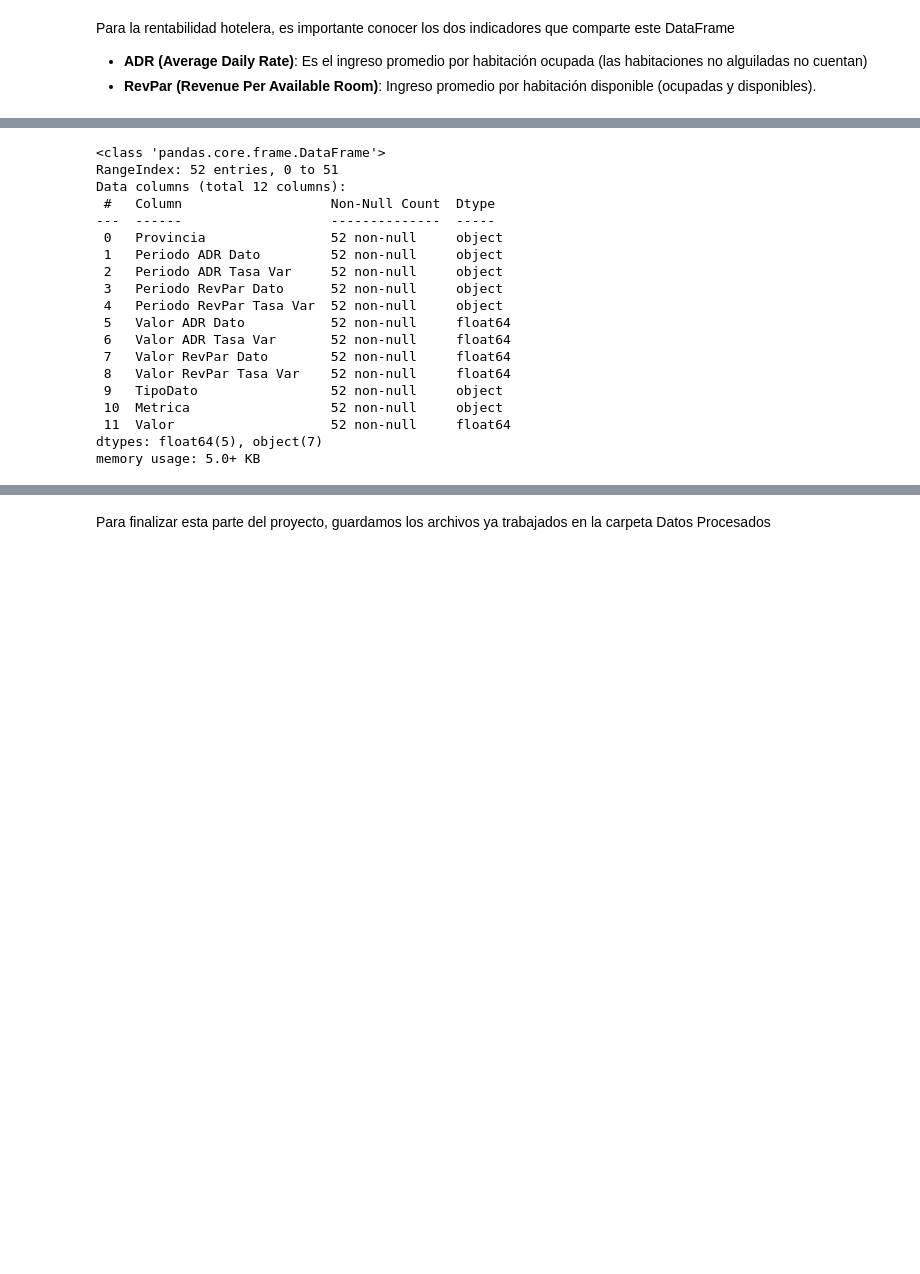
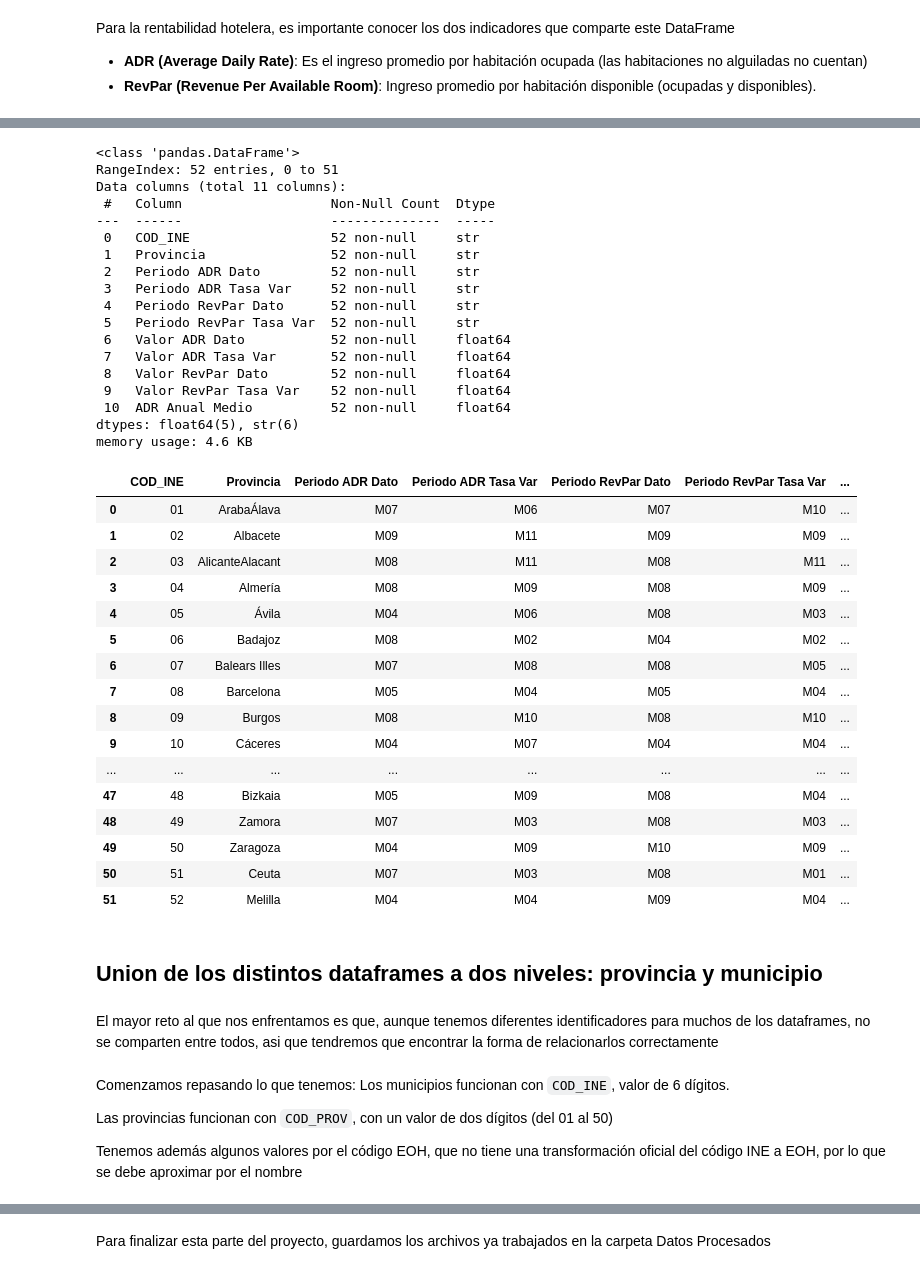
Before and after one commit to manuss05/TUI-AI-DASHBOARD-TFM, a Jupyter notebook: revision_datos.ipynb, the cells around one changed output, grey strips where cells are left out. Drawn from its saved outputs; the diff is of its cells as text; code cells hidden in the pictures; blank space fills up the shorter version.

```diff
--- a/revision_datos.ipynb
+++ b/revision_datos.ipynb
@@ -552,29 +637,57 @@ dtype: int64
 # %%
 # Unimos las dos tablas trabjadas en la celda anterior
 rentabilidad_H = rentabilidad_H.merge(rentAnual, how= 'left', on= 'Provincia', suffixes=('', '_A'))
 
 # Borramos rentAnual para ahorrar memoria
 del rentAnual
 
 #rentabilidad_H = rentabilidad_H.drop(['Periodo RevPar Tasa Var' ], axis= 1 )
 rentabilidad_H.info()
+
+rentabilidad_H
 # %% [output]
-<class 'pandas.core.frame.DataFrame'>
+<class 'pandas.DataFrame'>
 RangeIndex: 52 entries, 0 to 51
-Data columns (total 12 columns):
+Data columns (total 11 columns):
  #   Column                   Non-Null Count  Dtype
 ---  ------                   --------------  -----
- 0   Provincia                52 non-null     object
- 1   Periodo ADR Dato         52 non-null     object
- 2   Periodo ADR Tasa Var     52 non-null     object
- 3   Periodo RevPar Dato      52 non-null     object
- 4   Periodo RevPar Tasa Var  52 non-null     object
- 5   Valor ADR Dato           52 non-null     float64
- 6   Valor ADR Tasa Var       52 non-null     float64
- 7   Valor RevPar Dato        52 non-null     float64
- 8   Valor RevPar Tasa Var    52 non-null     float64
- 9   TipoDato                 52 non-null     object
- 10  Metrica                  52 non-null     object
- 11  Valor                    52 non-null     float64
-dtypes: float64(5), object(7)
-memory usage: 5.0+ KB
+ 0   COD_INE                  52 non-null     str
+ 1   Provincia                52 non-null     str
+ 2   Periodo ADR Dato         52 non-null     str
+ 3   Periodo ADR Tasa Var     52 non-null     str
+ 4   Periodo RevPar Dato      52 non-null     str
+ 5   Periodo RevPar Tasa Var  52 non-null     str
+ 6   Valor ADR Dato           52 non-null     float64
+ 7   Valor ADR Tasa Var       52 non-null     float64
+ 8   Valor RevPar Dato        52 non-null     float64
+ 9   Valor RevPar Tasa Var    52 non-null     float64
+ 10  ADR Anual Medio          52 non-null     float64
+dtypes: float64(5), str(6)
+memory usage: 4.6 KB
+|  | COD_INE | Provincia | Periodo ADR Dato | Periodo ADR Tasa Var | Periodo RevPar Dato | Periodo RevPar Tasa Var | ... |
+| 0 | 01 | ArabaÁlava | M07 | M06 | M07 | M10 | ... |
+| 1 | 02 | Albacete | M09 | M11 | M09 | M09 | ... |
+| 2 | 03 | AlicanteAlacant | M08 | M11 | M08 | M11 | ... |
+| 3 | 04 | Almería | M08 | M09 | M08 | M09 | ... |
+| 4 | 05 | Ávila | M04 | M06 | M08 | M03 | ... |
+| 5 | 06 | Badajoz | M08 | M02 | M04 | M02 | ... |
+| 6 | 07 | Balears Illes | M07 | M08 | M08 | M05 | ... |
+| 7 | 08 | Barcelona | M05 | M04 | M05 | M04 | ... |
+| 8 | 09 | Burgos | M08 | M10 | M08 | M10 | ... |
+| 9 | 10 | Cáceres | M04 | M07 | M04 | M04 | ... |
+| ... | ... | ... | ... | ... | ... | ... | ... |
+| 47 | 48 | Bizkaia | M05 | M09 | M08 | M04 | ... |
+| 48 | 49 | Zamora | M07 | M03 | M08 | M03 | ... |
+| 49 | 50 | Zaragoza | M04 | M09 | M10 | M09 | ... |
+| 50 | 51 | Ceuta | M07 | M03 | M08 | M01 | ... |
+| 51 | 52 | Melilla | M04 | M04 | M09 | M04 | ... |
+# %% [markdown]
+## Union de los distintos dataframes a dos niveles: provincia y municipio
+# %% [markdown]
+El mayor reto al que nos enfrentamos es que, aunque tenemos diferentes identificadores para muchos de los dataframes, no se comparten entre todos, asi que tendremos que encontrar la forma de relacionarlos correctamente
+# %% [markdown]
+Comenzamos repasando lo que tenemos: Los municipios funcionan con `COD_INE`, valor de 6 dígitos.
+
+Las provincias funcionan con `COD_PROV`, con un valor de dos dígitos (del 01 al 50)
+
+Tenemos además algunos valores por el código EOH, que no tiene una transformación oficial del código INE  a EOH, por lo que se debe aproximar por el nombre
```
Also changed, not shown: parts of 16 cells of this notebook, 7 other files.
